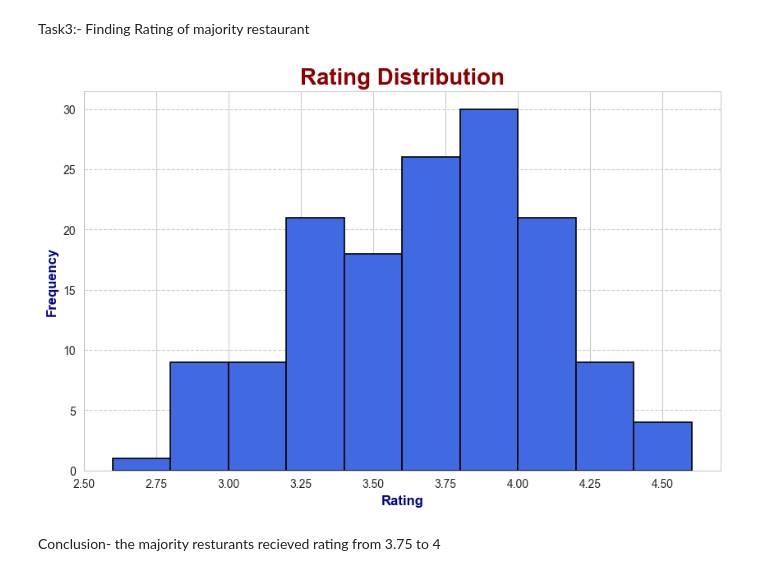
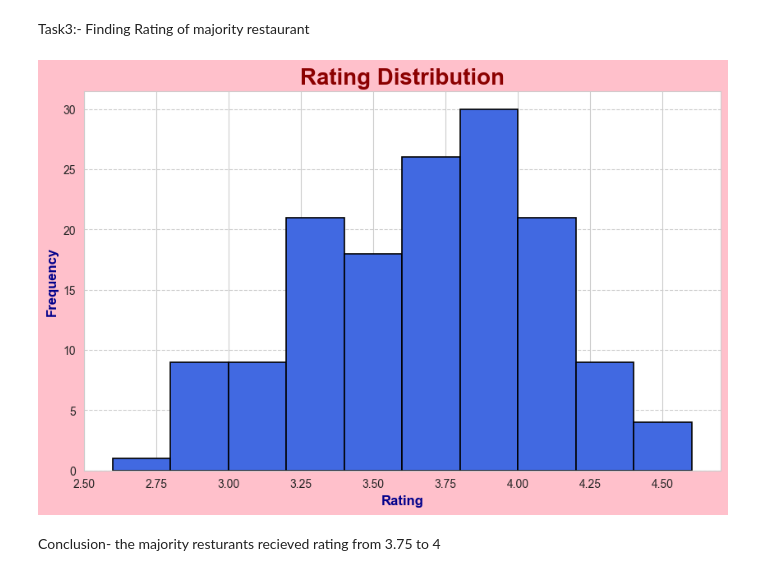
Before and after one commit to AhamadTheAnalyst/Cloudcredits-_Project, a Jupyter notebook: Project_code.ipynb, the cells around one changed output. Cells and saved outputs as stored; diff of their text form; code cells hidden in the pictures.

```diff
--- a/Project_code.ipynb
+++ b/Project_code.ipynb
@@ -137,15 +137,15 @@ Conclusion- Dining restaurant has recieved maximum votes
 # %% [markdown]
 Task3:- Finding Rating of majority restaurant
 # %%
-plt.figure(figsize=(10, 6))
+plt.figure(figsize=(10, 6),facecolor="pink")
 plt.hist(dataframe["rate"], bins =10,linewidth=1.2,color="royalblue",edgecolor="black")
 plt.title("Rating Distribution",size=20,color='darkred',fontweight='bold')
 plt.xlabel("Rating", fontsize=12,fontweight="bold",color="darkblue")
 plt.ylabel("Frequency", fontsize=12,fontweight="bold",color="darkblue")
 plt.grid(axis="y", linestyle="--")
 plt.show()
 # %% [output]
-[figure, old version]
+[figure, new version]
 # %% [markdown]
 Conclusion- the majority resturants recieved rating from 3.75 to 4
 # %% [markdown]
```
Also changed, not shown: parts of 4 cells of this notebook.
